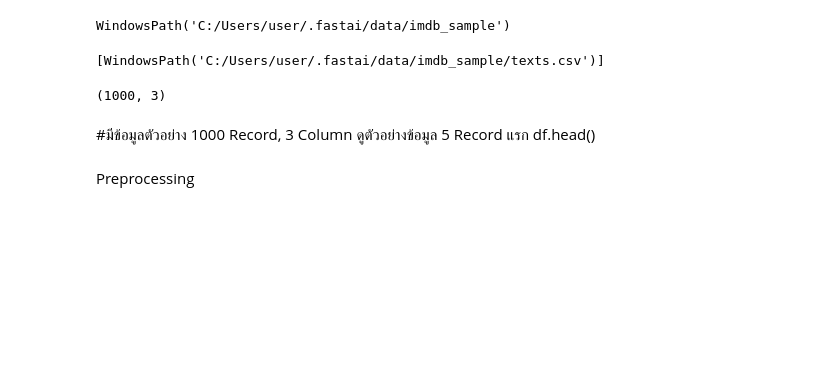
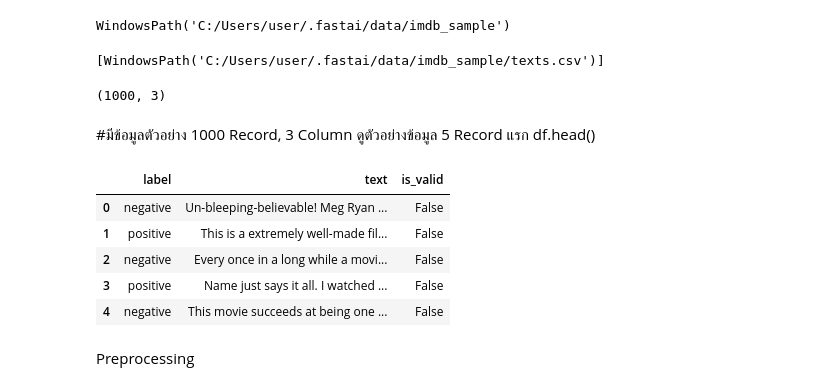
Before and after one commit to cchayanit/learning-NLP, a Jupyter notebook: analyze.ipynb, the cells around one changed output. Cells and saved outputs as stored; diff of their text form; code cells hidden in the pictures; blank space fills up the shorter version.

```diff
--- a/analyze.ipynb
+++ b/analyze.ipynb
@@ -54,6 +54,15 @@ df.shape
 # %% [markdown]
 #มีข้อมูลตัวอย่าง 1000 Record, 3 Column ดูตัวอย่างข้อมูล 5 Record แรก
 df.head()
+# %%
+df.head()
+# %% [output]
+|  | label | text | is_valid |
+| 0 | negative | Un-bleeping-believable! Meg Ryan ... | False |
+| 1 | positive | This is a extremely well-made fil... | False |
+| 2 | negative | Every once in a long while a movi... | False |
+| 3 | positive | Name just says it all. I watched ... | False |
+| 4 | negative | This movie succeeds at being one ... | False |
 # %% [markdown]
 Preprocessing
 # %%
```
Also changed, not shown: parts of 48 cells of this notebook.
